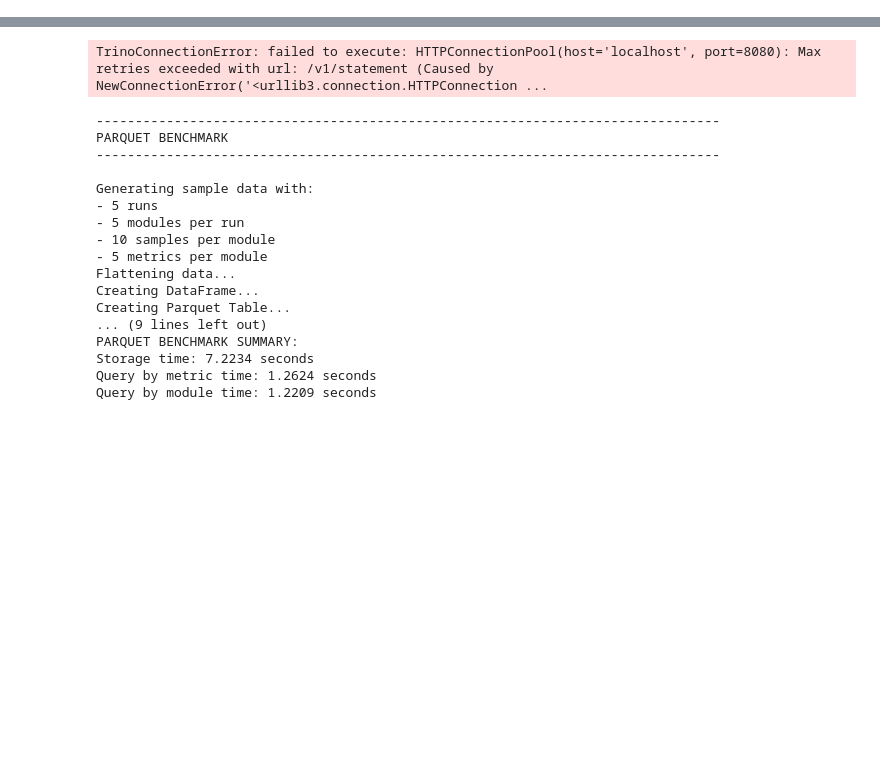
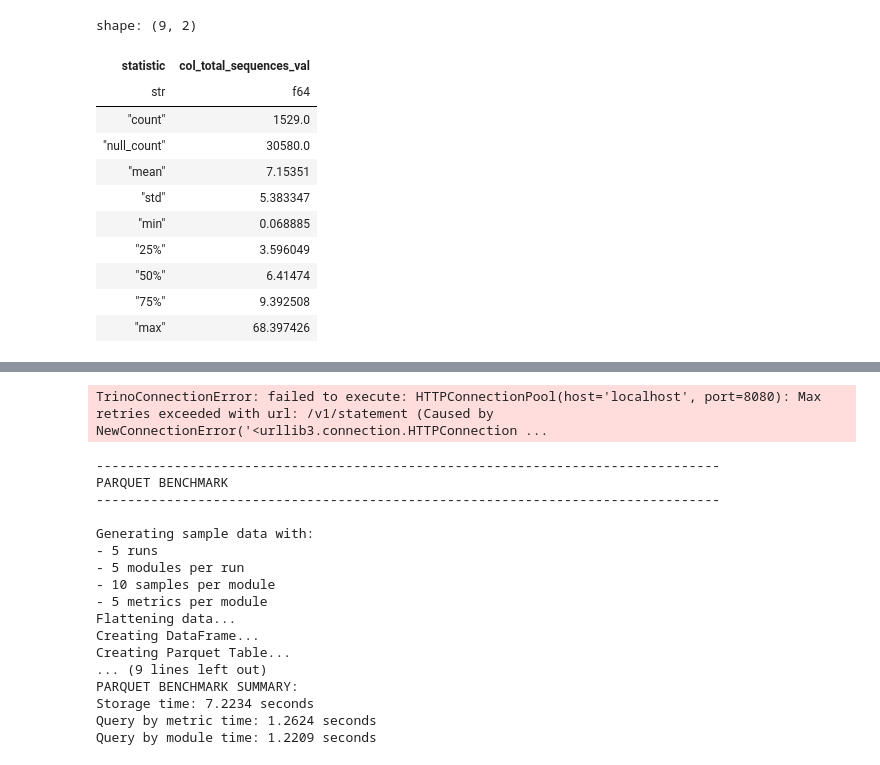
Before and after one commit to MultiQC/evals, a Jupyter notebook: notebooks/iceberg.ipynb, the cells around one changed output, grey strips where cells are left out. Cells and saved outputs as stored; diff of their text form; code cells hidden in the pictures; blank space fills up the shorter version.

```diff
--- a/notebooks/iceberg.ipynb
+++ b/notebooks/iceberg.ipynb
@@ -94,0 +7,4 @@ iceberg_table.append(pa_table)
+# %%
+DATASET = "reallife"
+EXPERIMENT_NAME = "Petropoulus_2016_wide"
+LOCAL_PARQUET_GLOB = "/Users/vlad/git/evals/data/reallife/run*/multiqc_data/multiqc.parquet"
@@ -112,0 +232,15 @@ shape: (1_000, 41)
+# %%
+df.filter(pl.col("type") == "table_row").select(pl.col("col_total_sequences_val")).describe()
+# %% [output]
+shape: (9, 2)
+| statistic | col_total_sequences_val |
+| str | f64 |
+| "count" | 1529.0 |
+| "null_count" | 30580.0 |
+| "mean" | 7.15351 |
+| "std" | 5.383347 |
+| "min" | 0.068885 |
+| "25%" | 3.596049 |
+| "50%" | 6.41474 |
+| "75%" | 9.392508 |
+| "max" | 68.397426 |
```
Also changed, not shown: parts of 31 cells of this notebook.
